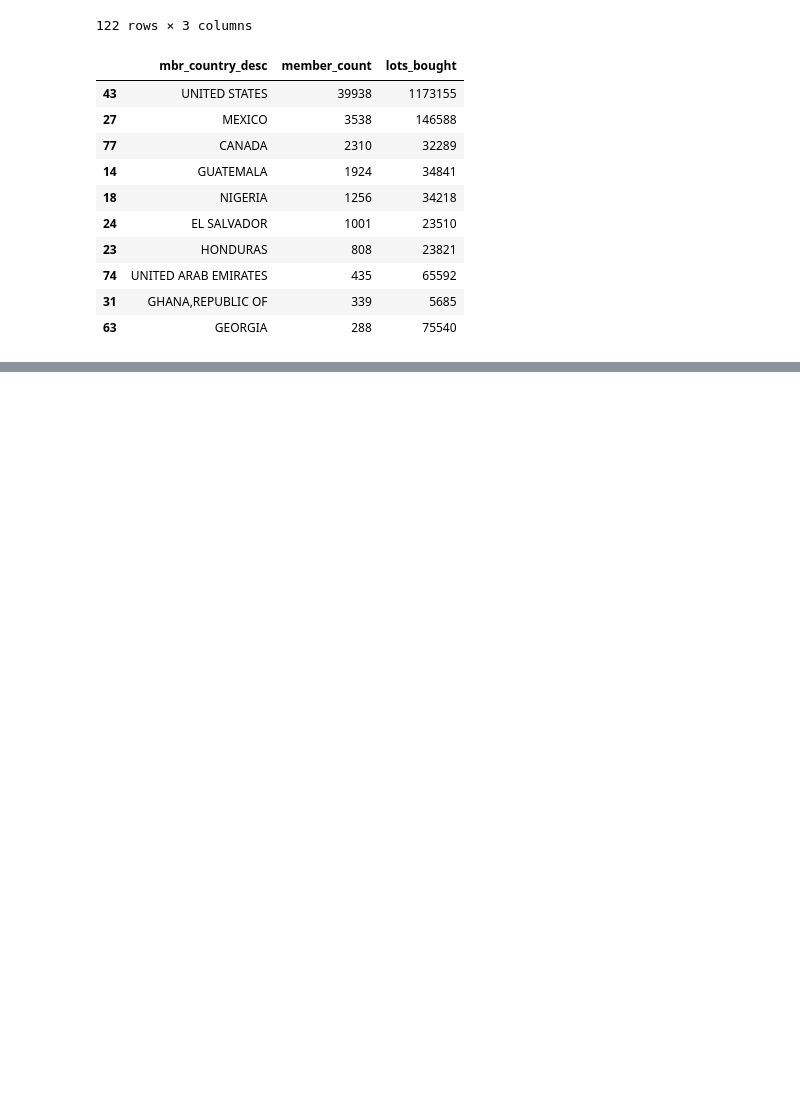
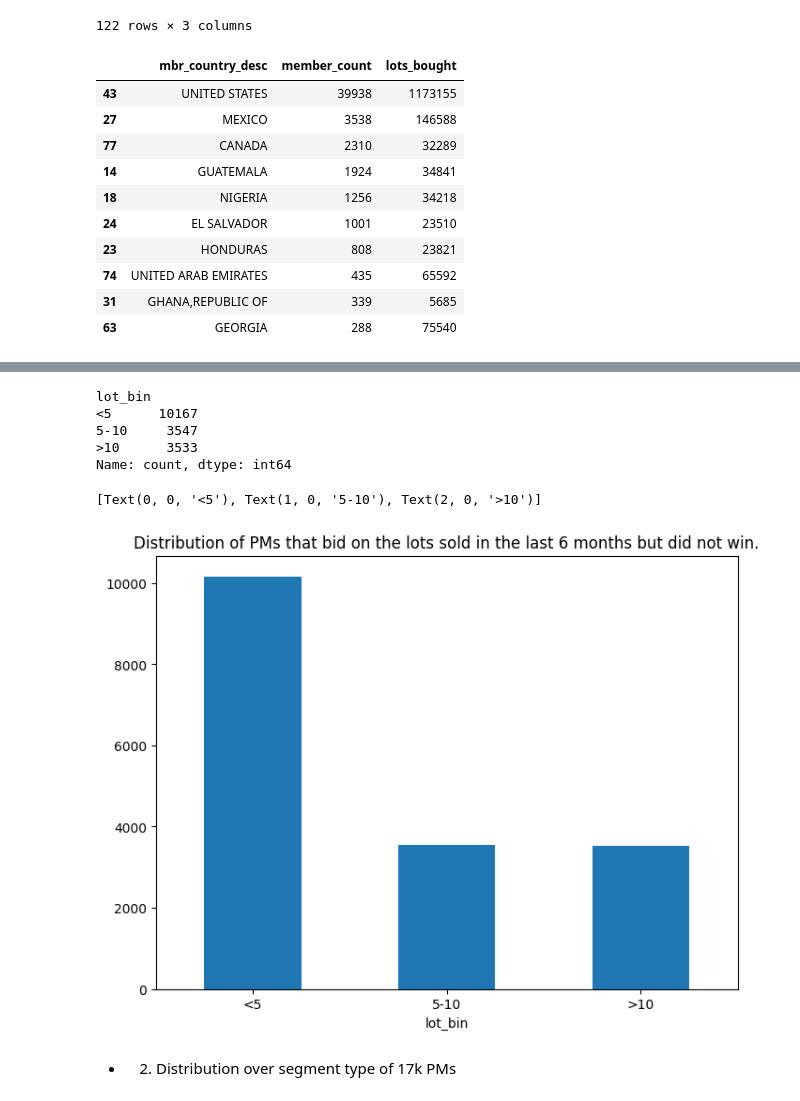
Before and after one commit to srijan-deo/Churn-Premier-Members, a Jupyter notebook: Premier-Behavior-Patterns.ipynb, the cells around one changed output, grey strips where cells are left out. Saved outputs shown, nothing was run; the diff lists cells and outputs as text; code cells hidden in the pictures; blank space fills up the shorter version.

```diff
--- a/Premier-Behavior-Patterns.ipynb
+++ b/Premier-Behavior-Patterns.ipynb
@@ -627,0 +695,3 @@ Name: win_percentage, dtype: Float64
+# %%
+abc = data_PMs_lots_bid_no_win_6months.groupby('owner_mbr_nbr')['lot_nbr'].nunique()
+abc_df = abc.reset_index().rename(columns={'lot_nbr': 'unique_lots_bid'})
@@ -627,0 +714,27 @@ Name: win_percentage, dtype: Float64
+# %%
+## Diving the data into 3 buckets based on the number of lots bid
+
+bins = [0, 5, 11, float('inf')]
+labels = ['<5', '5-10', '>10']
+
+abc_df['lot_bin'] = pd.cut(
+    abc_df['unique_lots_bid'], bins=bins, right=False, labels=labels
+)
+
+bin_counts = abc_df['lot_bin'].value_counts().sort_index()
+print(bin_counts)
+# %% [output]
+lot_bin
+<5      10167
+5-10     3547
+>10      3533
+Name: count, dtype: int64
+# %%
+ax = bin_counts.plot(
+    kind='bar', figsize=(8, 6), title='Distribution of PMs that bid on the lots sold in the last 6 months but did not win.')
+ax.set_xticklabels(ax.get_xticklabels(), rotation=0)
+# %% [output]
+[Text(0, 0, '<5'), Text(1, 0, '5-10'), Text(2, 0, '>10')]
+[figure, added]
+# %% [markdown]
+* 2. Distribution over segment type of 17k PMs
```
Also changed, not shown: parts of 50 cells of this notebook.
